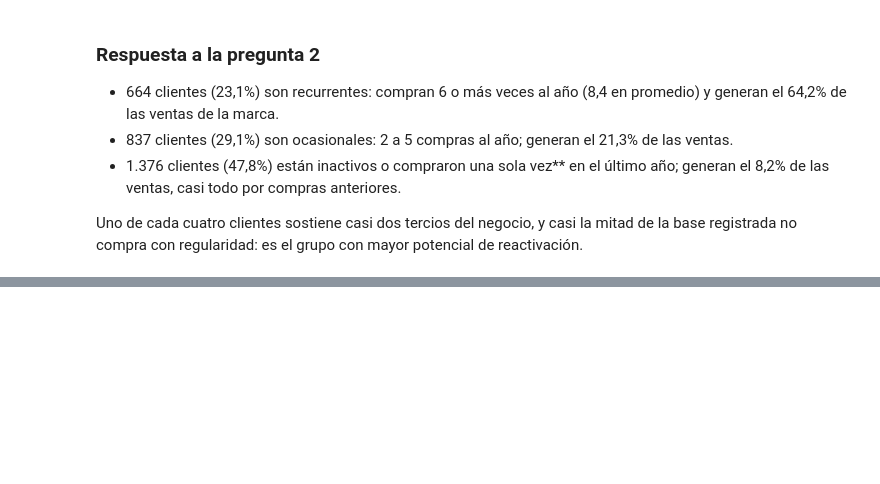
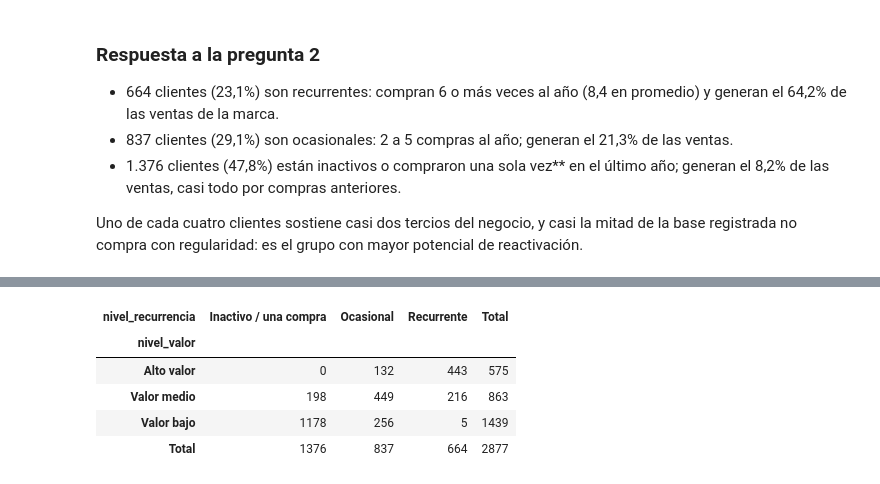
Before and after one commit to Edmh1/retail-customer-analytics, a Jupyter notebook: notebooks/02_analisis.ipynb, the cells around one changed output, grey strips where cells are left out. Saved outputs shown, nothing was run; the diff lists cells and outputs as text; code cells hidden in the pictures; blank space fills up the shorter version.

```diff
--- a/notebooks/02_analisis.ipynb
+++ b/notebooks/02_analisis.ipynb
@@ -426,0 +500,9 @@ Uno de cada cuatro clientes sostiene casi dos tercios del negocio, y casi la mit
+# %%
+pd.crosstab(clientes["nivel_valor"], clientes["nivel_recurrencia"], margins=True, margins_name="Total")
+# %% [output]
+| nivel_recurrencia | Inactivo / una compra | Ocasional | Recurrente | Total |
+| nivel_valor |  |  |  |  |
+| Alto valor | 0 | 132 | 443 | 575 |
+| Valor medio | 198 | 449 | 216 | 863 |
+| Valor bajo | 1178 | 256 | 5 | 1439 |
+| Total | 1376 | 837 | 664 | 2877 |
```
Also changed, not shown: parts of 7 cells of this notebook, 1 other file.
